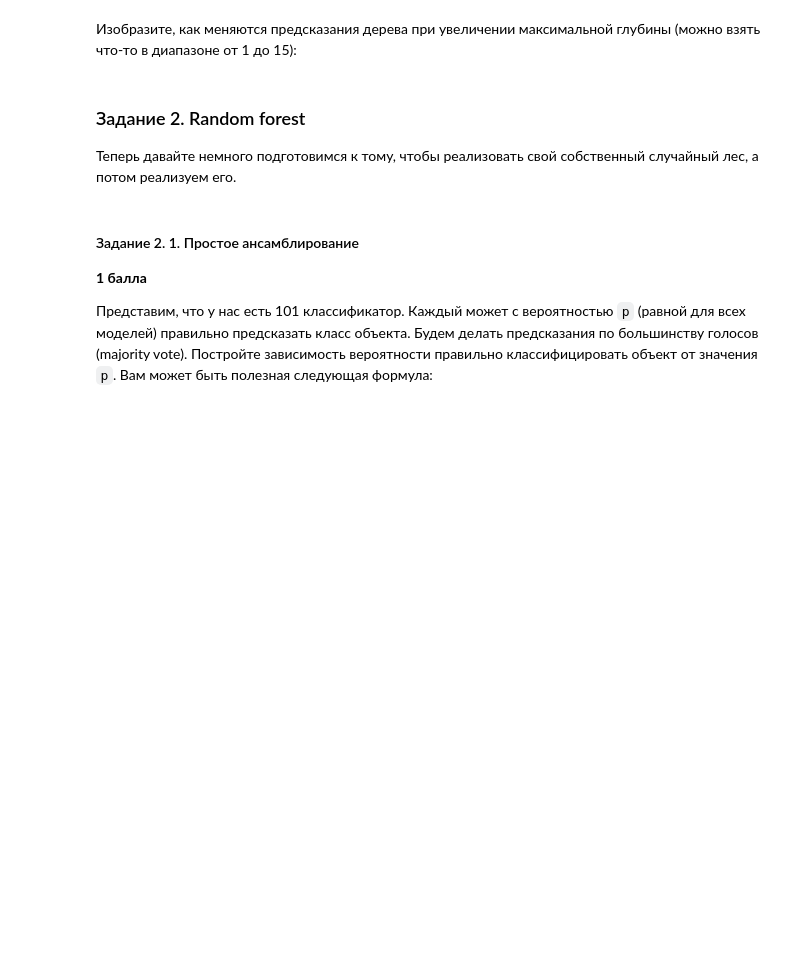
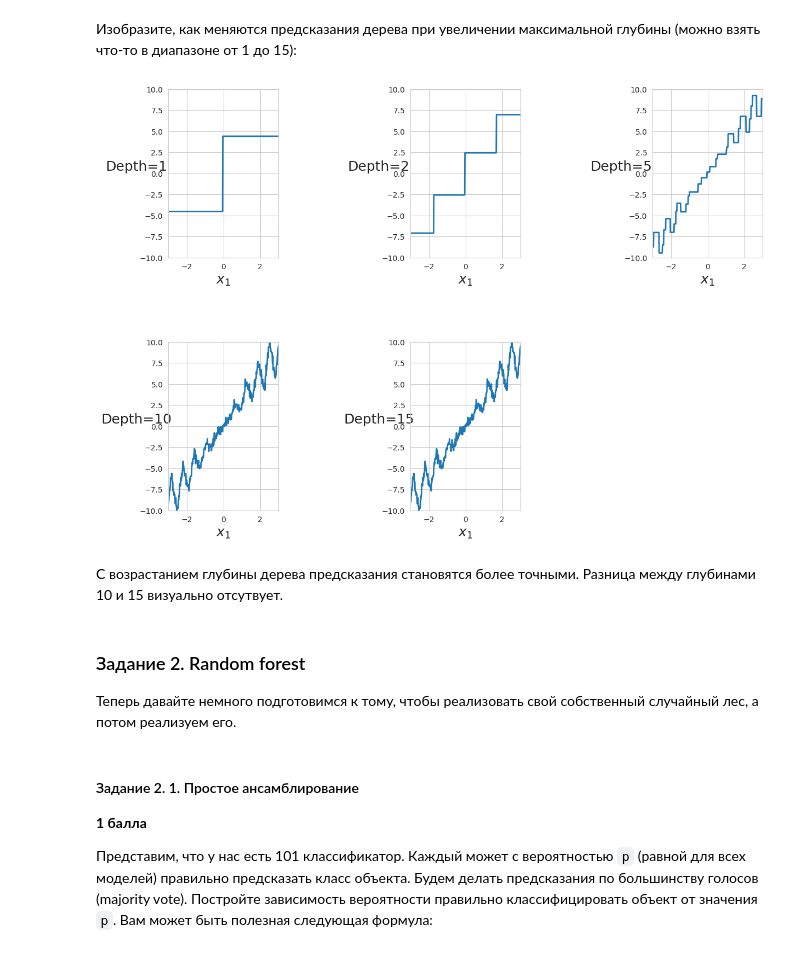
Before and after one commit to danon6868/BI-ml-2024, a Jupyter notebook: lecture_5_ensemples/homework/Ensembles.ipynb, the cells around one changed output. Drawn from its saved outputs; the diff is of its cells as text; code cells hidden in the pictures; blank space fills up the shorter version.

```diff
--- a/lecture_5_ensemples/homework/Ensembles.ipynb
+++ b/lecture_5_ensemples/homework/Ensembles.ipynb
@@ -65,6 +67,22 @@ def plot_regression_predictions(tree_reg, X, y, axes=[-3, 3, -10, 10], ylabel="$
 Изобразите, как меняются предсказания дерева при увеличении максимальной глубины (можно взять что-то в диапазоне от 1 до 15):
 # %%
 ## ENTER YOUR CODE HERE (/¯◡ ‿ ◡)/¯☆*##
+max_depths = [1, 2, 5, 10, 15]
+plt.figure(figsize=(14, 10))
+
+for i, max_depth in enumerate(max_depths, 1):
+    plt.subplot(2, 3, i)
+    tree_reg = DecisionTreeRegressor(max_depth=max_depth, random_state=42)
+    tree_reg.fit(X, y)
+    plot_regression_predictions(tree_reg, X, y, ylabel=f"Depth={max_depth}")
+
+plt.subplots_adjust(wspace=1.2, hspace=0.5)
+
+plt.show()
+# %% [output]
+[figure, added]
+# %% [markdown]
+С возрастанием глубины дерева предсказания становятся более точными. Разница между глубинами 10 и 15 визуально отсутвует.
 # %% [markdown]
 ### Задание 2. Random forest
 
```
Also changed, not shown: parts of 31 cells of this notebook.
